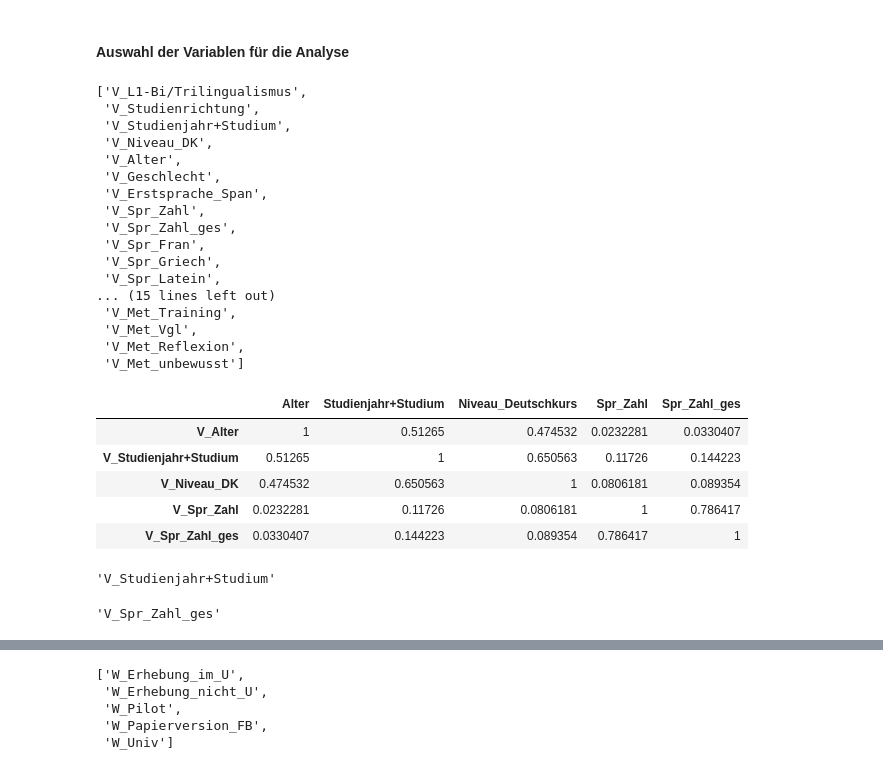
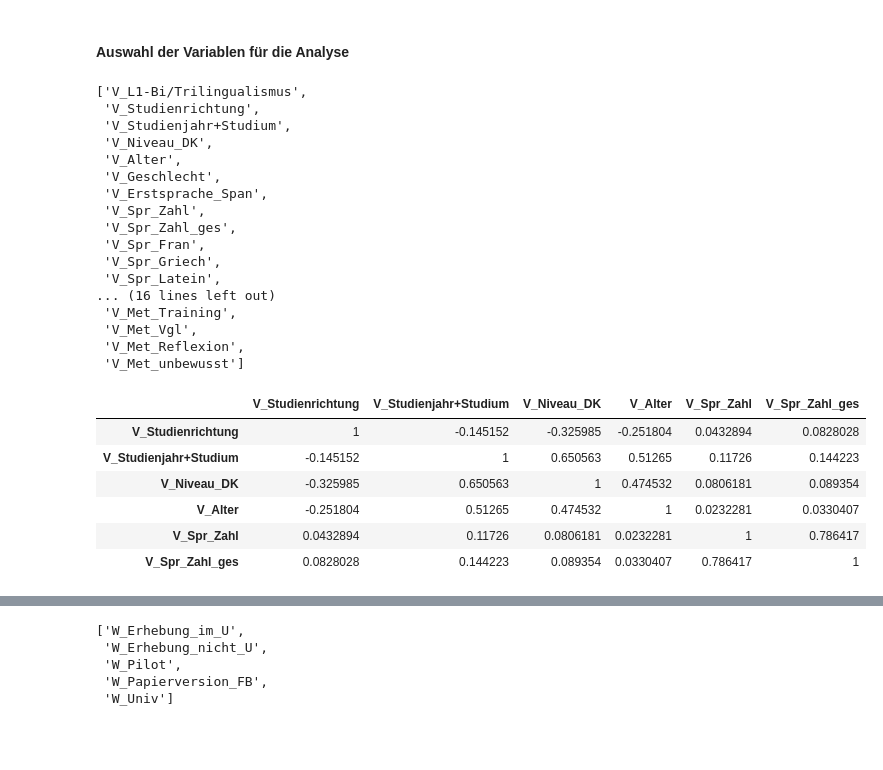
Before and after one commit to martinakienberger/Dissertation_LIS, a Jupyter notebook: Datenanalyse_Variablen.ipynb, the cells around one changed output, grey strips where cells are left out. Drawn from its saved outputs; the diff is of its cells as text; code cells hidden in the pictures; blank space fills up the shorter version.

```diff
--- a/Datenanalyse_Variablen.ipynb
+++ b/Datenanalyse_Variablen.ipynb
@@ -656,0 +663,14 @@ Daten.rename(columns={'D-Q8_asiat':'V_Spr_Asiat'}, inplace=True)
+# %%
+Daten['V_Spr_Klass'] = 0
+
+j=0
+for i in Daten['V_Spr_Griech']:
+    if i == 1:
+        Daten.loc[j,'V_Spr_Klass'] = 1
+    j = j+1
+
+j=0
+for i in Daten['V_Spr_Latein']:
+    if i == 1:
+        Daten.loc[j,'V_Spr_Klass'] = 1
+    j = j+1
@@ -942,7 +968,7 @@ Name: D-Q1_Madrid, dtype: int64
 # %% [markdown]
 Um die Angabe "Variable x nicht gewählt" von fehlenden Werten zu unterscheiden, wird im Fall der neu kreierten Variablen 0 mit 2 rekodiert.
 # %%
-cols = ['V_Spr_Fran','V_Spr_Griech','V_Spr_Latein','V_Spr_Germ','V_Spr_Rom','V_Spr_Slaw','V_Spr_Asiat',
+cols = ['V_Spr_Fran','V_Spr_Griech','V_Spr_Latein','V_Spr_Klass','V_Spr_Germ','V_Spr_Rom','V_Spr_Slaw','V_Spr_Asiat',
         'V_E_Schule_LL','V_E_Schule_Eng','V_E_Schule_Spr','V_E_Univ_DK','V_E_Univ_andere','V_E_Sprachschule','V_E_DK_aktuell','V_E_Sozial','V_E_autonom',
         'V_Met_Erkl','V_Met_Tipps','V_Met_Training','V_Met_Vgl','V_Met_Reflexion','V_Met_unbewusst',
         'W_Erhebung_im_U', 'W_Erhebung_nicht_U', 'W_Pilot', 'W_Papierversion_FB']
@@ -1145,7 +1171,7 @@ Name: A-Q4_Stratgr, dtype: int64
 # %% [markdown]
 *Mindestanzahl an Strategien in allen Gruppen:*
 # %%
-Daten['A-Q4_Stratgr_all'] = 0
+Daten['A-Q4_Stratgr_all'] = 2
 
 j=0
 for i in Daten['A-Q4_Stratgr']:
@@ -1183,7 +1209,7 @@ Liste_Var
  'V_Spr_Fran',
  'V_Spr_Griech',
  'V_Spr_Latein',
-... (15 lines left out)
+... (16 lines left out)
  'V_Met_Training',
  'V_Met_Vgl',
  'V_Met_Reflexion',
@@ -1239,17 +1244,10 @@ def df_spearman(data,lst):
 # %%
-df_spearman(Daten,('V_Alter','V_Studienjahr+Studium','V_Niveau_DK','V_Spr_Zahl','V_Spr_Zahl_ges'))
+df_spearman(Daten,['V_Studienrichtung','V_Studienjahr+Studium','V_Niveau_DK','V_Alter','V_Spr_Zahl','V_Spr_Zahl_ges'])
 # %% [output]
-|  | Alter | Studienjahr+Studium | Niveau_Deutschkurs | Spr_Zahl | Spr_Zahl_ges |
-| V_Alter | 1 | 0.51265 | 0.474532 | 0.0232281 | 0.0330407 |
-| V_Studienjahr+Studium | 0.51265 | 1 | 0.650563 | 0.11726 | 0.144223 |
-| V_Niveau_DK | 0.474532 | 0.650563 | 1 | 0.0806181 | 0.089354 |
-| V_Spr_Zahl | 0.0232281 | 0.11726 | 0.0806181 | 1 | 0.786417 |
-| V_Spr_Zahl_ges | 0.0330407 | 0.144223 | 0.089354 | 0.786417 | 1 |
+|  | V_Studienrichtung | V_Studienjahr+Studium | V_Niveau_DK | V_Alter | V_Spr_Zahl | V_Spr_Zahl_ges |
+| V_Studienrichtung | 1 | -0.145152 | -0.325985 | -0.251804 | 0.0432894 | 0.0828028 |
+| V_Studienjahr+Studium | -0.145152 | 1 | 0.650563 | 0.51265 | 0.11726 | 0.144223 |
+| V_Niveau_DK | -0.325985 | 0.650563 | 1 | 0.474532 | 0.0806181 | 0.089354 |
+| V_Alter | -0.251804 | 0.51265 | 0.474532 | 1 | 0.0232281 | 0.0330407 |
+| V_Spr_Zahl | 0.0432894 | 0.11726 | 0.0806181 | 0.0232281 | 1 | 0.786417 |
+| V_Spr_Zahl_ges | 0.0828028 | 0.144223 | 0.089354 | 0.0330407 | 0.786417 | 1 |
-# %%
-Liste_Var.pop(2)
-# %% [output]
-'V_Studienjahr+Studium'
-# %%
-Liste_Var.pop(7)
-# %% [output]
-'V_Spr_Zahl_ges'
```
Also changed, not shown: parts of 13 cells of this notebook, 3 other files.
